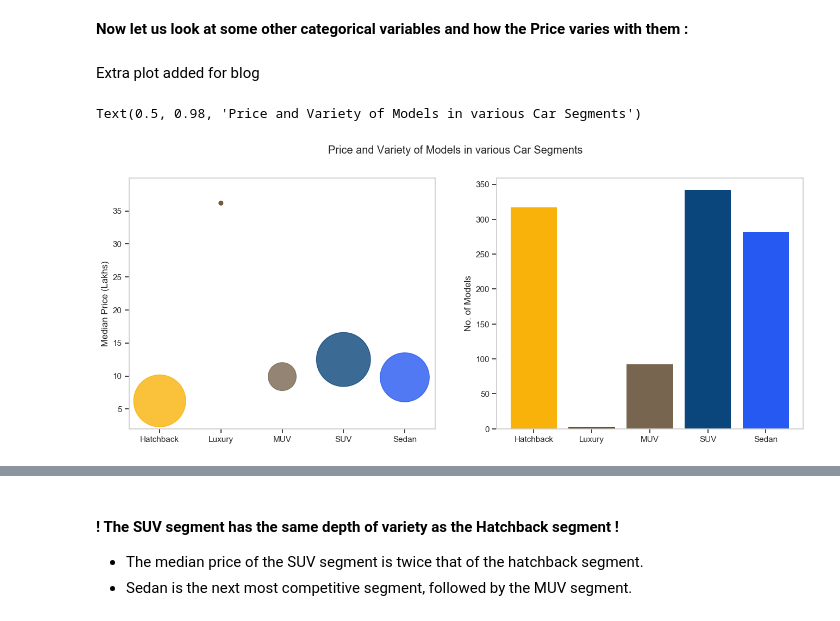
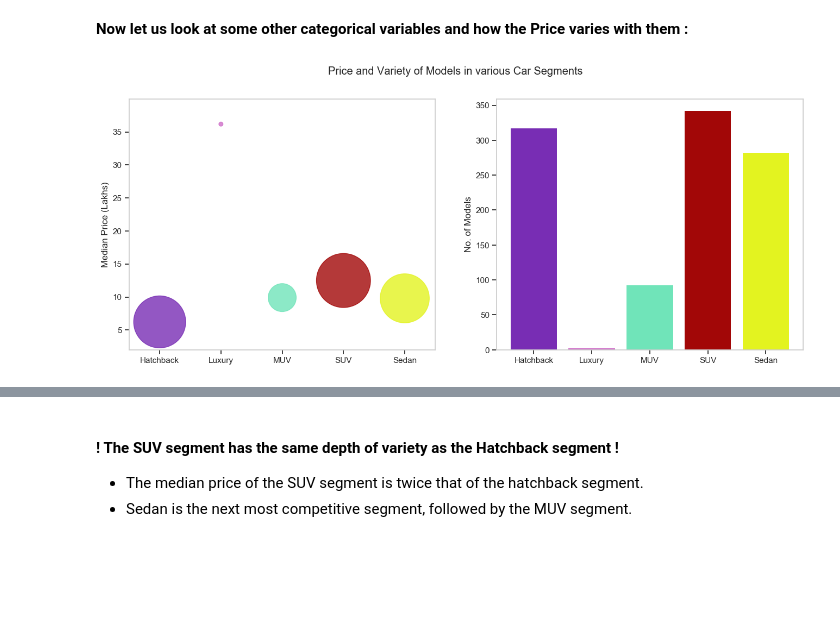
Before and after one commit to abhinavahluwalia/Linear_Regression-Automobile_Price_Prediction_Indian_Market, a Jupyter notebook: Automobile_Price_Prediction.ipynb, the cells around one changed output, grey strips where cells are left out. Drawn from its saved outputs; the diff is of its cells as text; code cells hidden in the pictures; blank space fills up the shorter version.

```diff
--- a/Automobile_Price_Prediction.ipynb
+++ b/Automobile_Price_Prediction.ipynb
@@ -19,7 +19,7 @@ import pandas as pd
 import matplotlib.pyplot as plt
 import seaborn as sns
 # %%
-df = pd.read_csv('cars_ds_final.csv', index_col=0)
+df = pd.read_csv('data/cars_ds_final.csv', index_col=0)
 # %%
 df.rename(columns={'Ex-Showroom_Price': 'Price'}, inplace=True)
 # %%
@@ -602,25 +602,22 @@ We see a mix of product and pricing strategies in the Indian automobile market.<
 We also observe the difference between established players and unestablished/new players in the market by looking at the Number of models the manufacturer has to offer. Players like Bajaj, Premier, Kia, MG, Jeep can be seen as the new players in the market.
 # %% [markdown]
 <b>Now let us look at some other categorical variables and how the Price varies with them :
-# %% [markdown]
-Extra plot added for blog
 # %%
 p = cars_df_50.groupby('Body_Type').median().Price
 m = cars_df_50.groupby('Body_Type').count().Model
 
 sns.set_context('notebook')
 c = [np.random.rand(3) for i in range(5)]
 fig, (ax1, ax2) = plt.subplots(1, 2, figsize=(16, 6))
 ax1.scatter(p.index, p, s=m*15, c=c, alpha=0.8)
 ax1.set(ylim=(200000, 4000000), xlim=(-.5, 4.5), ylabel='Median Price (Lakhs)', yticks=np.arange(0, 40e5, 5e5), yticklabels=np.arange(0, 40, 5))
 ax1.set_xticks
 ax1.grid(False)
 
 ax2.bar(m.index, m, color=c)
 ax2.set(ylabel='No. of Models')
 ax2.grid(False)
 
-plt.suptitle('Price and Variety of Models in various Car Segments')
+_ = plt.suptitle('Price and Variety of Models in various Car Segments')
 # %% [output]
-Text(0.5, 0.98, 'Price and Variety of Models in various Car Segments')
-[figure, old version]
+[figure, new version]
```
Also changed, not shown: parts of 21 cells of this notebook.
